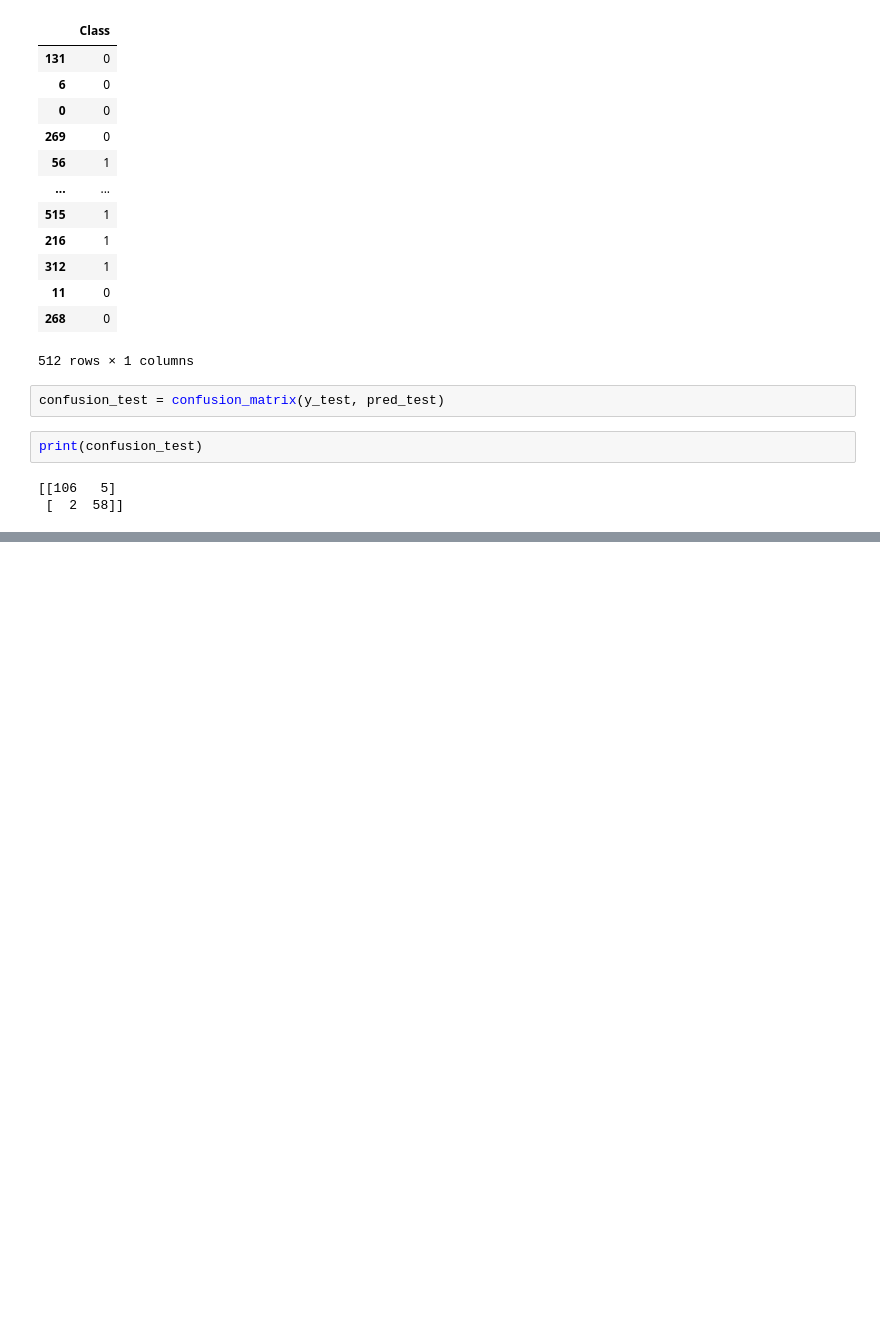
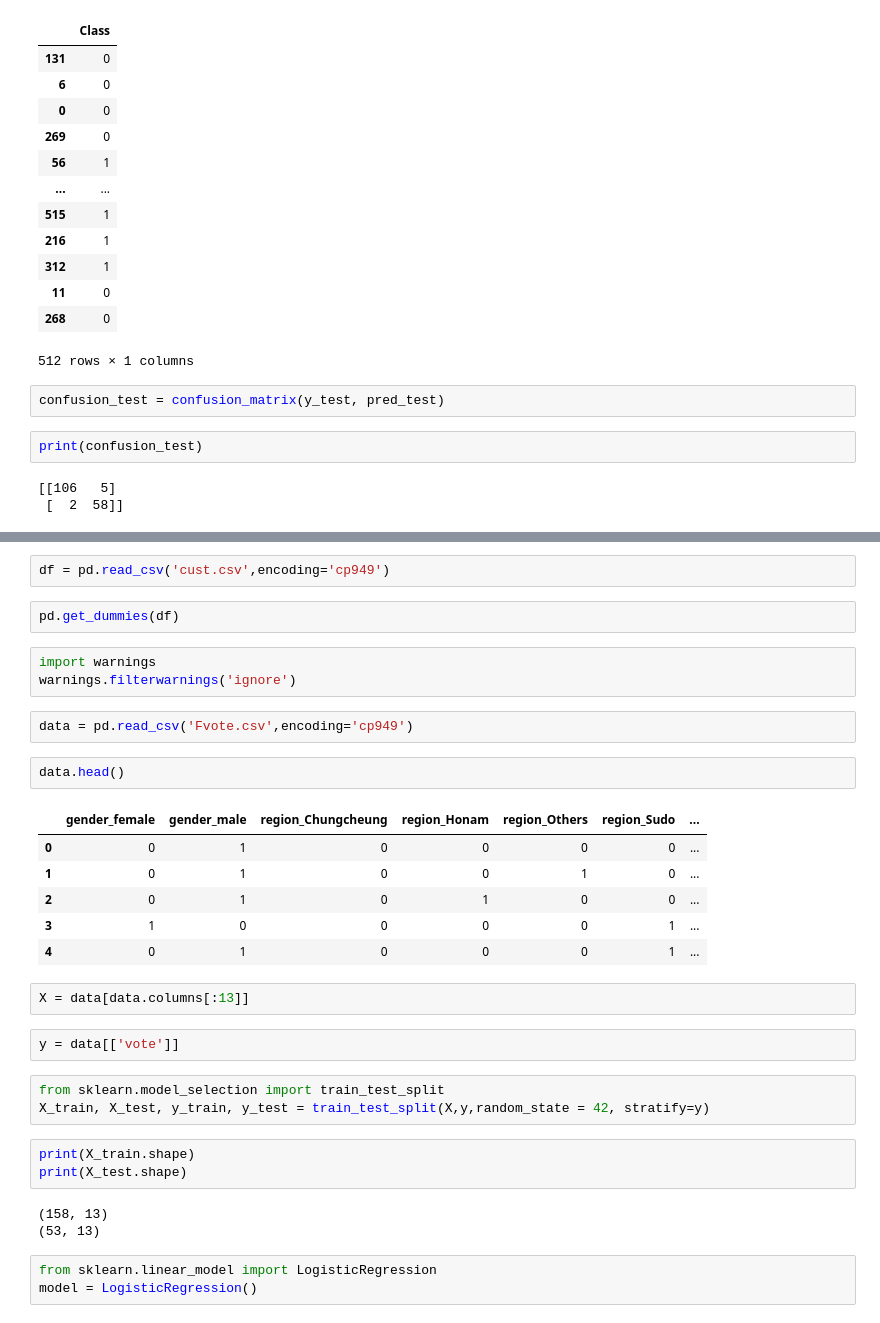
Before and after one commit to LEECHANGDAEE/b_data_certificate, a Jupyter notebook: 빅분기_실기.ipynb, the cells around one changed output, grey strips where cells are left out. Drawn from its saved outputs; the diff is of its cells as text; blank space fills up the shorter version.

```diff
--- a/빅분기_실기.ipynb
+++ b/빅분기_실기.ipynb
@@ -187,0 +219,34 @@ print(confusion_test)
+# %%
+df = pd.read_csv('cust.csv',encoding='cp949')
+# %%
+pd.get_dummies(df)
+# %%
+import warnings
+warnings.filterwarnings('ignore')
+# %%
+data = pd.read_csv('Fvote.csv',encoding='cp949')
+# %%
+data.head()
+# %% [output]
+|  | gender_female | gender_male | region_Chungcheung | region_Honam | region_Others | region_Sudo | ... |
+| 0 | 0 | 1 | 0 | 0 | 0 | 0 | ... |
+| 1 | 0 | 1 | 0 | 0 | 1 | 0 | ... |
+| 2 | 0 | 1 | 0 | 1 | 0 | 0 | ... |
+| 3 | 1 | 0 | 0 | 0 | 0 | 1 | ... |
+| 4 | 0 | 1 | 0 | 0 | 0 | 1 | ... |
+# %%
+X = data[data.columns[:13]]
+# %%
+y = data[['vote']]
+# %%
+from sklearn.model_selection import train_test_split
+X_train, X_test, y_train, y_test = train_test_split(X,y,random_state = 42, stratify=y)
+# %%
+print(X_train.shape)
+print(X_test.shape)
+# %% [output]
+(158, 13)
+(53, 13)
+# %%
+from sklearn.linear_model import LogisticRegression
+model = LogisticRegression()
```
Also changed, not shown: parts of 46 cells of this notebook.
